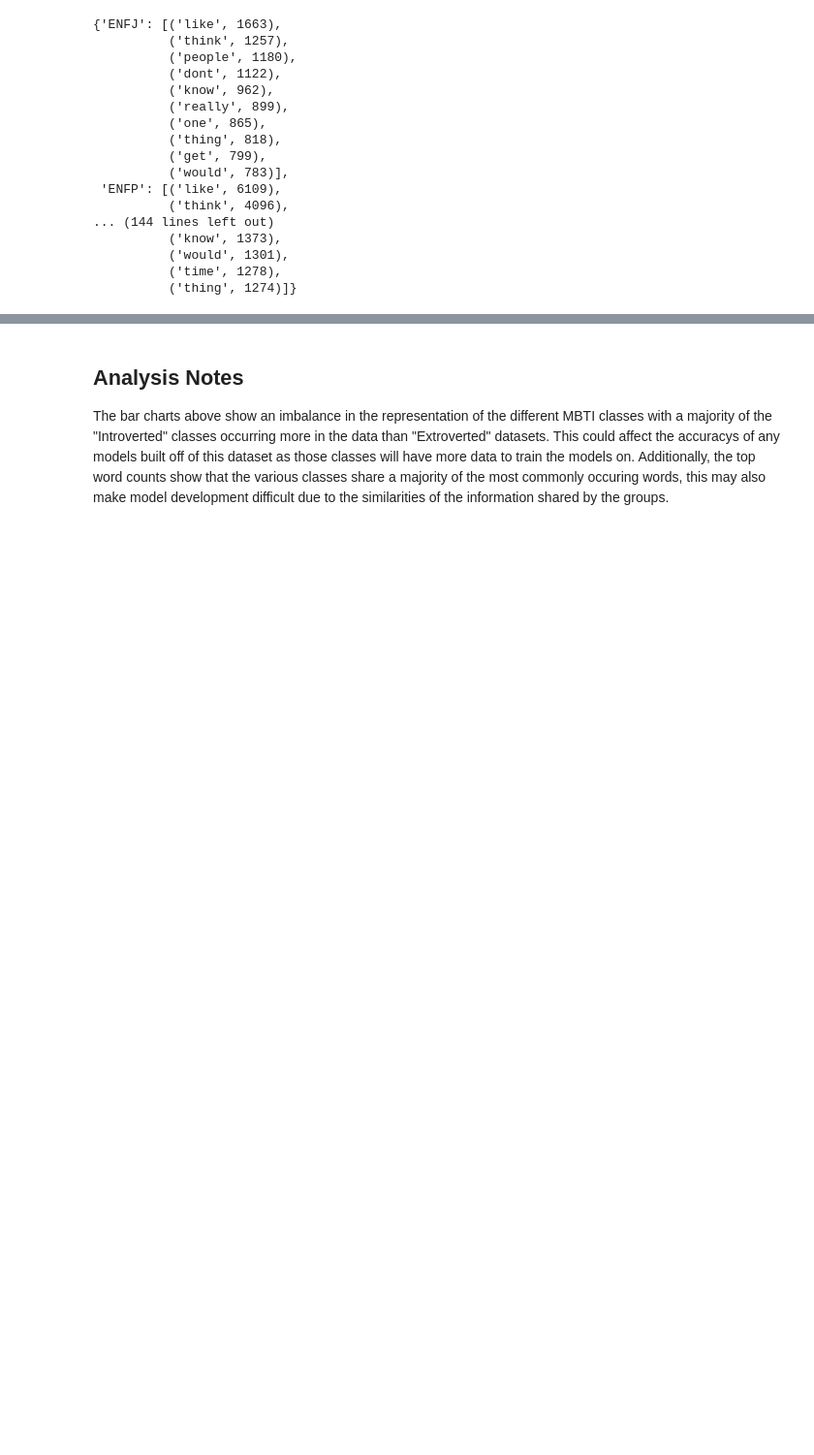
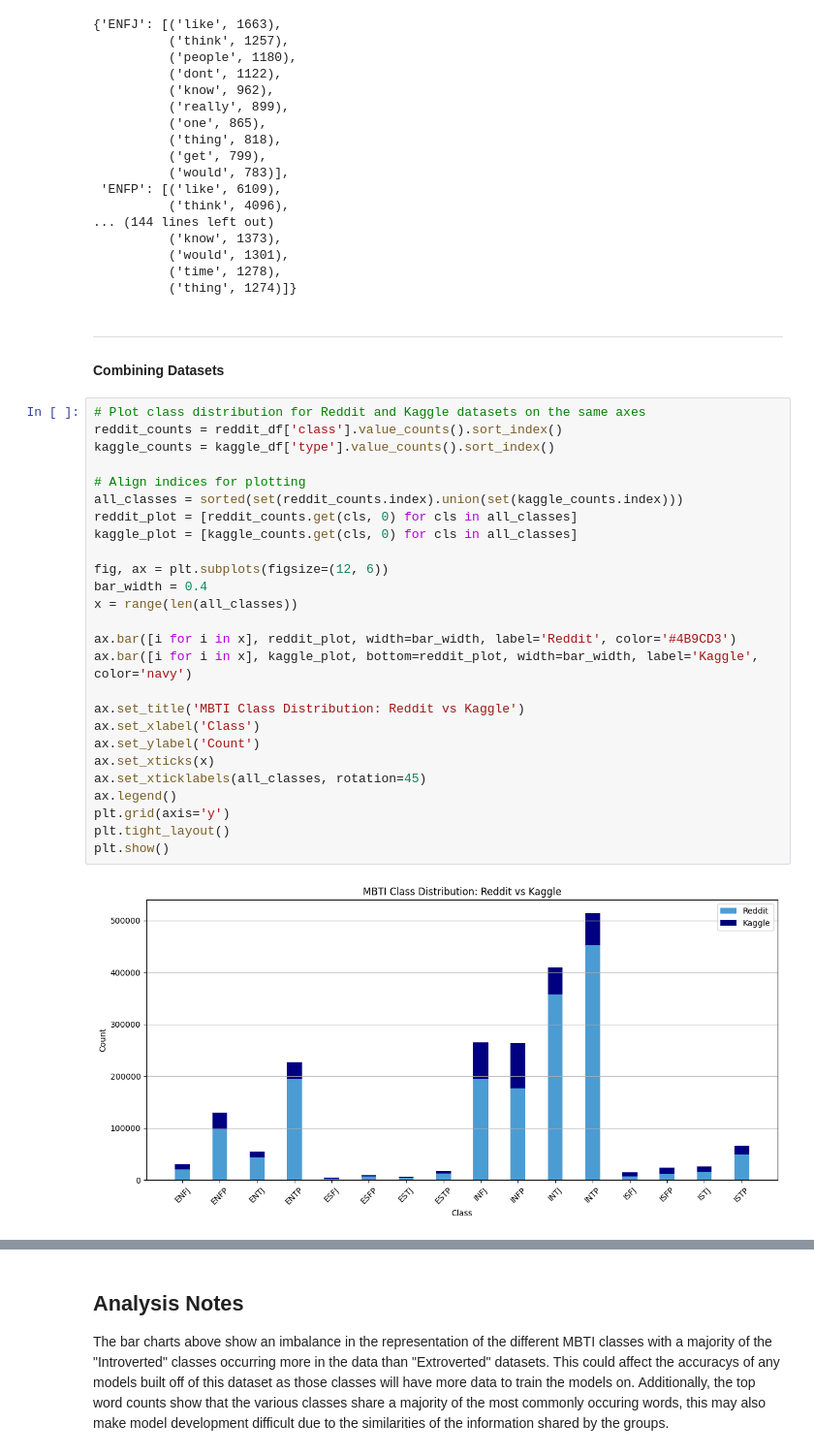
Before and after one commit to alexcyrrr/DATA780-MBTI_PROJECT, a Jupyter notebook: EDA.ipynb, the cells around one changed output, grey strips where cells are left out. Shown at 97% size. Saved outputs shown, nothing was run; the diff lists cells and outputs as text; blank space fills up the shorter version.

```diff
--- a/EDA.ipynb
+++ b/EDA.ipynb
@@ -238,3 +431,34 @@ pprint.pprint(common_words)
           ('would', 1301),
           ('time', 1278),
           ('thing', 1274)]}
+# %% [markdown]
+---
+#### Combining Datasets
+# %%
+# Plot class distribution for Reddit and Kaggle datasets on the same axes
+reddit_counts = reddit_df['class'].value_counts().sort_index()
+kaggle_counts = kaggle_df['type'].value_counts().sort_index()
+
+# Align indices for plotting
+all_classes = sorted(set(reddit_counts.index).union(set(kaggle_counts.index)))
+reddit_plot = [reddit_counts.get(cls, 0) for cls in all_classes]
+kaggle_plot = [kaggle_counts.get(cls, 0) for cls in all_classes]
+
+fig, ax = plt.subplots(figsize=(12, 6))
+bar_width = 0.4
+x = range(len(all_classes))
+
+ax.bar([i for i in x], reddit_plot, width=bar_width, label='Reddit', color='#4B9CD3')
+ax.bar([i for i in x], kaggle_plot, bottom=reddit_plot, width=bar_width, label='Kaggle', color='navy')
+
+ax.set_title('MBTI Class Distribution: Reddit vs Kaggle')
+ax.set_xlabel('Class')
+ax.set_ylabel('Count')
+ax.set_xticks(x)
+ax.set_xticklabels(all_classes, rotation=45)
+ax.legend()
+plt.grid(axis='y')
+plt.tight_layout()
+plt.show()
+# %% [output]
+[figure, added]
```
Also changed, not shown: parts of 22 cells of this notebook, 6 other files.
